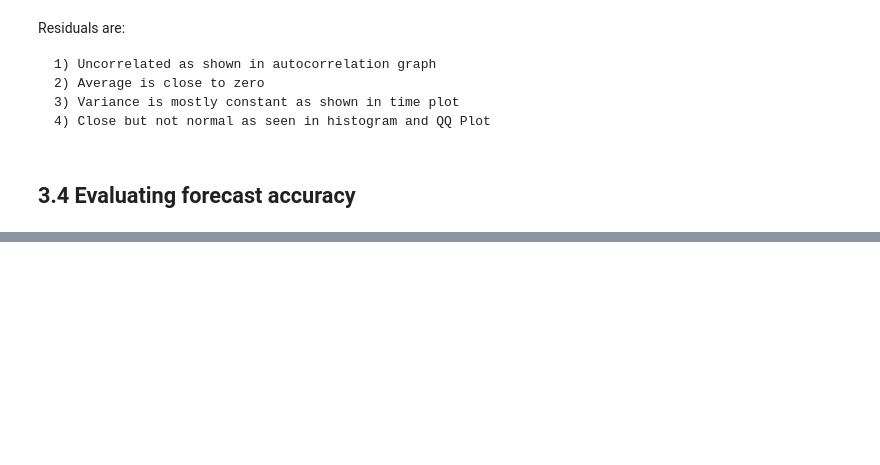
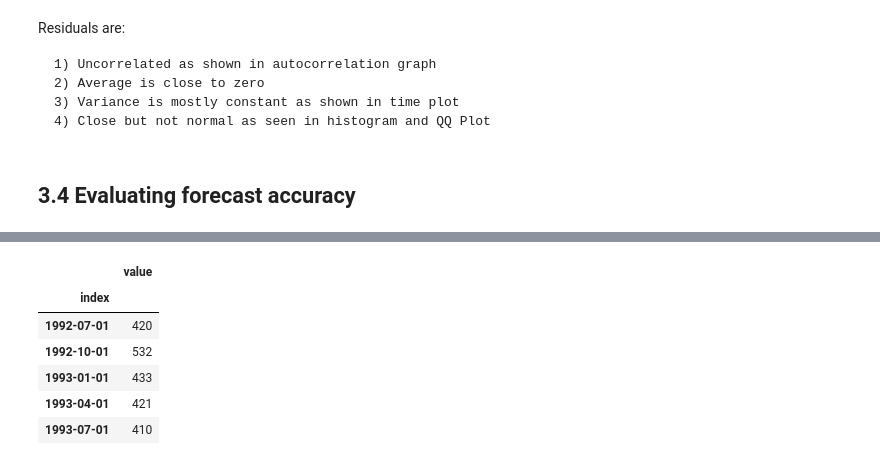
Before and after one commit to robahall/tswalkthrough, a Jupyter notebook: notebooks/2.0_rah_time_forecasters_toolbox.ipynb, the cells around one changed output, grey strips where cells are left out. Drawn from its saved outputs; the diff is of its cells as text; code cells hidden in the pictures; blank space fills up the shorter version.

```diff
--- a/notebooks/2.0_rah_time_forecasters_toolbox.ipynb
+++ b/notebooks/2.0_rah_time_forecasters_toolbox.ipynb
@@ -438,0 +512,10 @@ NameError: name 'pd' is not defined
+# %%
+X_test.head()
+# %% [output]
+|  | value |
+| index |  |
+| 1992-07-01 | 420 |
+| 1992-10-01 | 532 |
+| 1993-01-01 | 433 |
+| 1993-04-01 | 421 |
+| 1993-07-01 | 410 |
```
Also changed, not shown: parts of 8 cells of this notebook.
